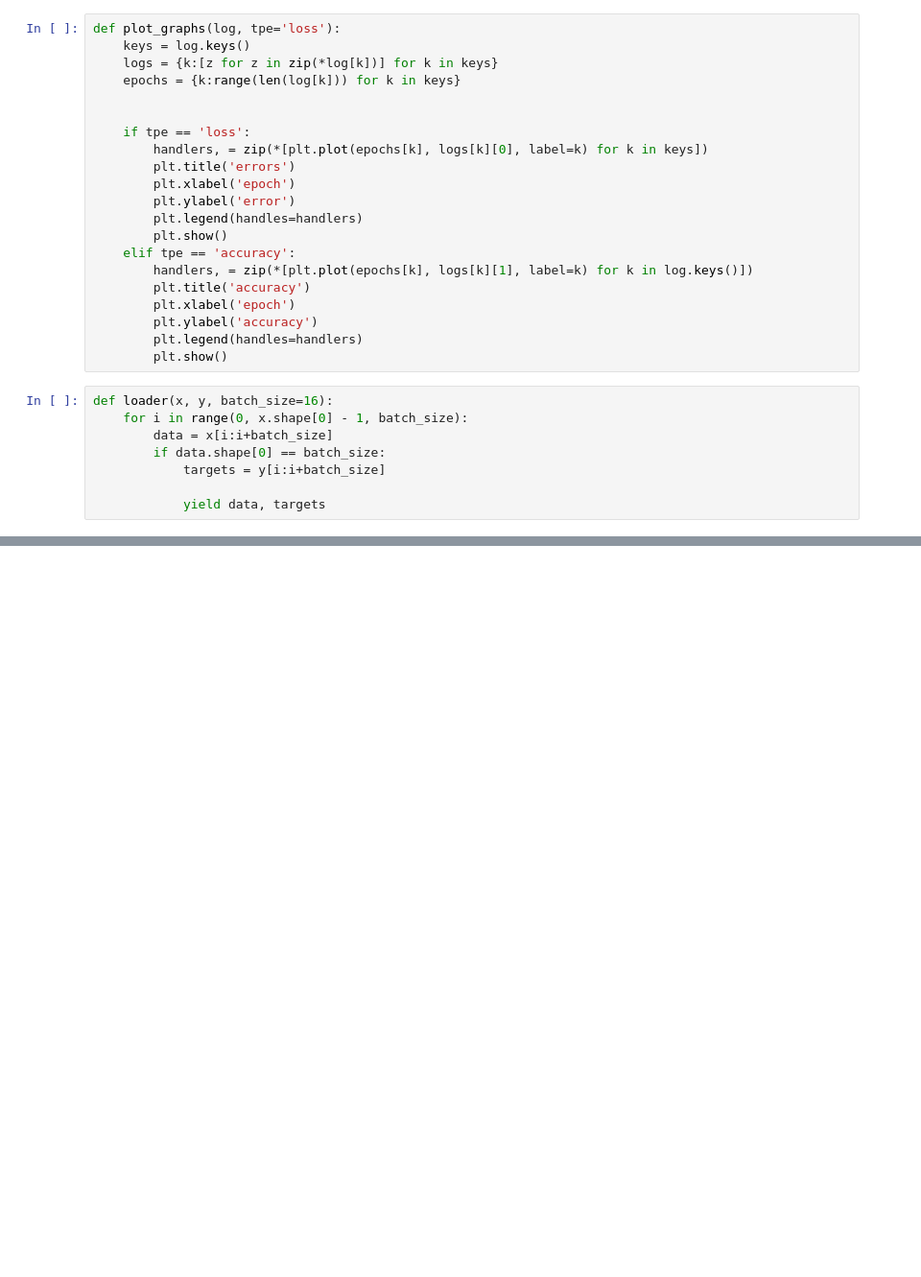
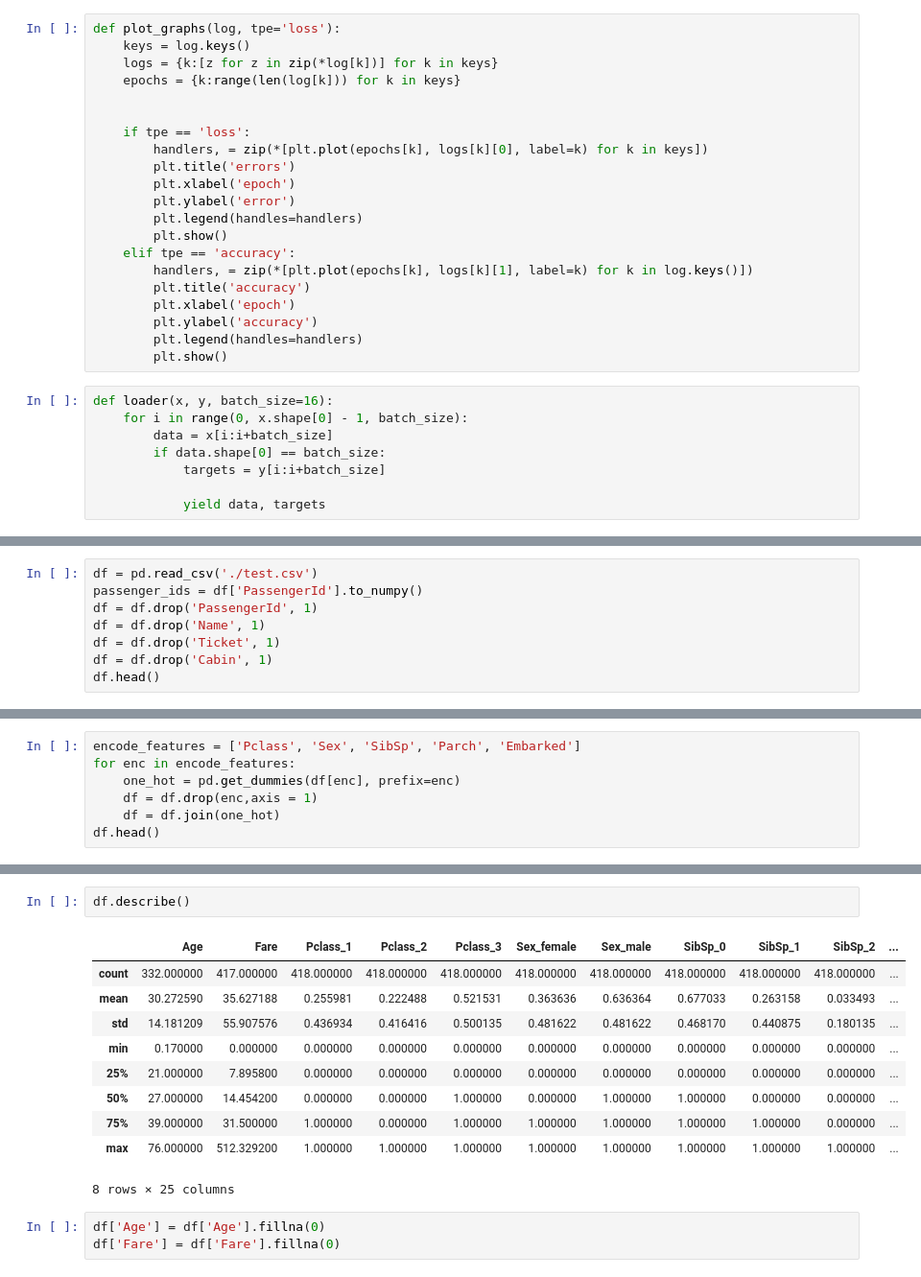
Before and after one commit to aleksey-egorov/kaggle-basic, a Jupyter notebook: titanic/titanic_nn.ipynb, the cells around one changed output, grey strips where cells are left out. Shown at 96% size. Drawn from its saved outputs; the diff is of its cells as text; blank space fills up the shorter version.

```diff
--- a/titanic/titanic_nn.ipynb
+++ b/titanic/titanic_nn.ipynb
@@ -304,0 +310,8 @@ plot_graphs(test_log, 'accuracy')
+# %%
+df = pd.read_csv('./test.csv')
+passenger_ids = df['PassengerId'].to_numpy()
+df = df.drop('PassengerId', 1)
+df = df.drop('Name', 1)
+df = df.drop('Ticket', 1)
+df = df.drop('Cabin', 1)
+df.head()
@@ -304,0 +325,7 @@ plot_graphs(test_log, 'accuracy')
+# %%
+encode_features = ['Pclass', 'Sex', 'SibSp', 'Parch', 'Embarked']
+for enc in encode_features:
+    one_hot = pd.get_dummies(df[enc], prefix=enc)
+    df = df.drop(enc,axis = 1)
+    df = df.join(one_hot)
+df.head()
@@ -304,0 +340,16 @@ plot_graphs(test_log, 'accuracy')
+# %%
+df.describe()
+# %% [output]
+|  | Age | Fare | Pclass_1 | Pclass_2 | Pclass_3 | Sex_female | Sex_male | SibSp_0 | SibSp_1 | SibSp_2 | ... |
+| count | 332.000000 | 417.000000 | 418.000000 | 418.000000 | 418.000000 | 418.000000 | 418.000000 | 418.000000 | 418.000000 | 418.000000 | ... |
+| mean | 30.272590 | 35.627188 | 0.255981 | 0.222488 | 0.521531 | 0.363636 | 0.636364 | 0.677033 | 0.263158 | 0.033493 | ... |
+| std | 14.181209 | 55.907576 | 0.436934 | 0.416416 | 0.500135 | 0.481622 | 0.481622 | 0.468170 | 0.440875 | 0.180135 | ... |
+| min | 0.170000 | 0.000000 | 0.000000 | 0.000000 | 0.000000 | 0.000000 | 0.000000 | 0.000000 | 0.000000 | 0.000000 | ... |
+| 25% | 21.000000 | 7.895800 | 0.000000 | 0.000000 | 0.000000 | 0.000000 | 0.000000 | 0.000000 | 0.000000 | 0.000000 | ... |
+| 50% | 27.000000 | 14.454200 | 0.000000 | 0.000000 | 1.000000 | 0.000000 | 1.000000 | 1.000000 | 0.000000 | 0.000000 | ... |
+| 75% | 39.000000 | 31.500000 | 1.000000 | 0.000000 | 1.000000 | 1.000000 | 1.000000 | 1.000000 | 1.000000 | 0.000000 | ... |
+| max | 76.000000 | 512.329200 | 1.000000 | 1.000000 | 1.000000 | 1.000000 | 1.000000 | 1.000000 | 1.000000 | 1.000000 | ... |
+8 rows × 25 columns
+# %%
+df['Age'] = df['Age'].fillna(0)
+df['Fare'] = df['Fare'].fillna(0)
```
Also changed, not shown: parts of 15 cells of this notebook, 4 other files.
